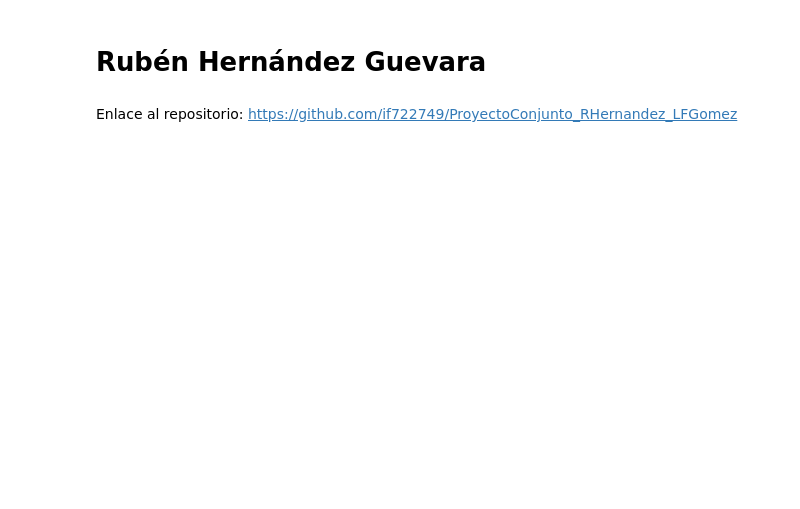
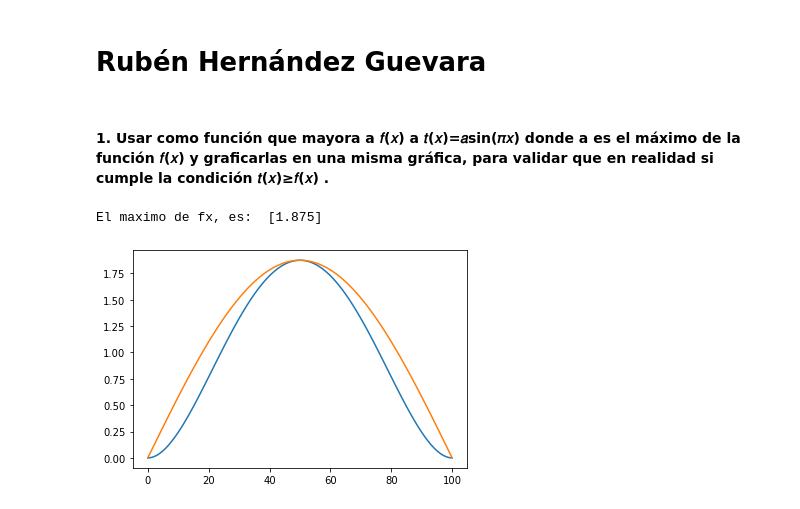
Before and after one commit to if722749/ProyectoConjunto_RHernandez_LFGomez, a Jupyter notebook: Tarea6_RHernandez_LFGomez.ipynb, the cells around one changed output. Saved outputs shown, nothing was run; the diff lists cells and outputs as text; code cells hidden in the pictures; blank space fills up the shorter version.

```diff
--- a/Tarea6_RHernandez_LFGomez.ipynb
+++ b/Tarea6_RHernandez_LFGomez.ipynb
@@ -222,2 +197,23 @@ El máximo de f es: 2.109375
-# %% [markdown]
-Enlace al repositorio: <a href="https://github.com/if722749/ProyectoConjunto_RHernandez_LFGomez">https://github.com/if722749/ProyectoConjunto_RHernandez_LFGomez</a>
+# %% [markdown]
+#### 1. Usar como función que mayora a  𝑓(𝑥)  a  𝑡(𝑥)=𝑎sin(𝜋𝑥)  donde a es el máximo de la función  𝑓(𝑥)  y graficarlas en una misma gráfica, para validar que en realidad si cumple la condición  𝑡(𝑥)≥𝑓(𝑥) .
+# %%
+def f(x):
+    return 30*(x**2 -2*x**3 + x**4)
+
+c = f(optimize.fmin(lambda x:-f(x), 0, disp=False))
+x = np.arange(0, 1, 0.01)
+
+def t(x):
+    return(c*np.sin(np.pi*x))
+
+x = np.linspace(0,1,101)
+f_x = list(map(f, x))
+
+t_x = list(map(t, x))
+
+plt.plot(f_x);
+plt.plot(t_x);
+print('El maximo de fx, es: ', c)
+# %% [output]
+El maximo de fx, es:  [1.875]
+[figure, added]
```
Also changed, not shown: parts of 29 cells of this notebook, 1 other file.
